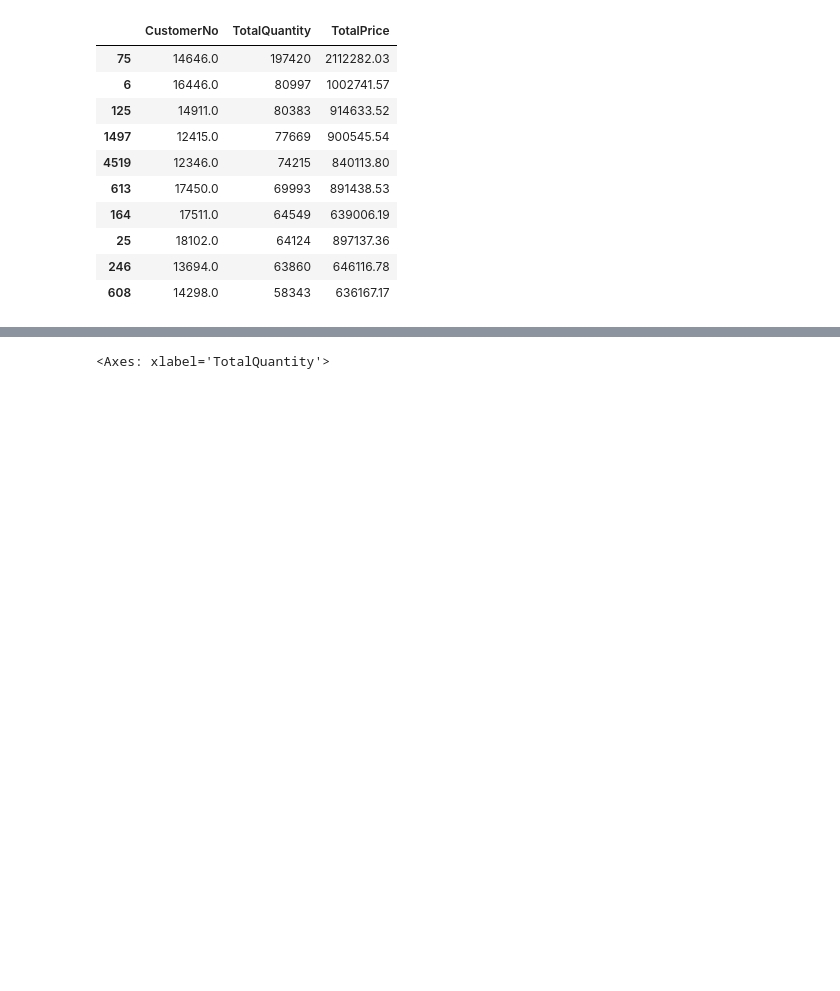
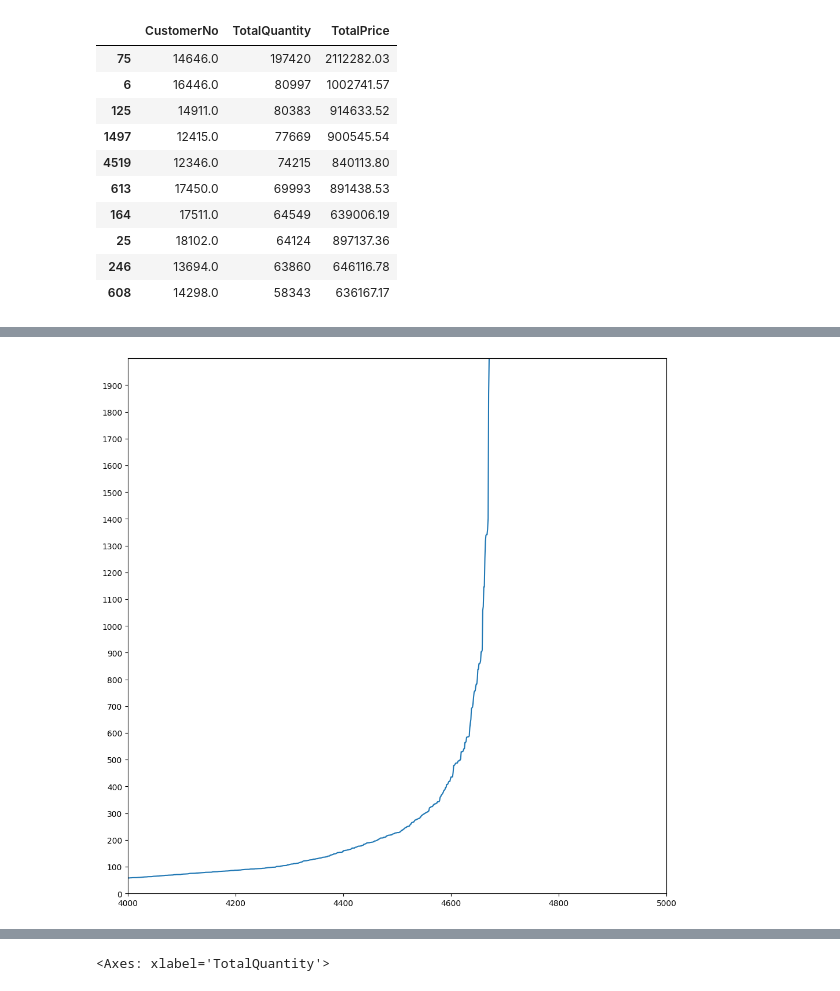
Before and after one commit to n0aHVN/Uni_DataMining_Final, a Jupyter notebook: Code.ipynb, the cells around one changed output, grey strips where cells are left out. Saved outputs shown, nothing was run; the diff lists cells and outputs as text; code cells hidden in the pictures; blank space fills up the shorter version.

```diff
--- a/Code.ipynb
+++ b/Code.ipynb
@@ -225,0 +229,3 @@ customer_quantity_without_outlier.dropna(inplace=True)
+# %%
+input = customer_quantity_price.iloc[:,1:4]
+input.head()
@@ -225,0 +239,7 @@ customer_quantity_without_outlier.dropna(inplace=True)
+# %%
+neighb = NearestNeighbors(n_neighbors=100) # creating an object of the NearestNeighbors class
+nbrs=neighb.fit(input) # fitting the data to the object
+distances,indices=nbrs.kneighbors(input) # finding the nearest neighbours
+# %%
+distances = np.sort(distances, axis = 0) # sorting the distances
+distances
@@ -225,0 +260,12 @@ customer_quantity_without_outlier.dropna(inplace=True)
+# %%
+distances = np.sort(distances, axis = 0) # sorting the distances
+distances = distances[:, 1] # taking the second column of the sorted distances
+# %%
+plt.figure(figsize=(12, 12))
+plt.plot(distances)
+plt.xlim([4000,5000])
+plt.ylim([100,2000])
+plt.yticks(np.arange(0,2000,100))
+plt.ticklabel_format(useOffset=False,style='plain')
+# %% [output]
+[figure, added]
```
Also changed, not shown: parts of 33 cells of this notebook, 5 other files.
